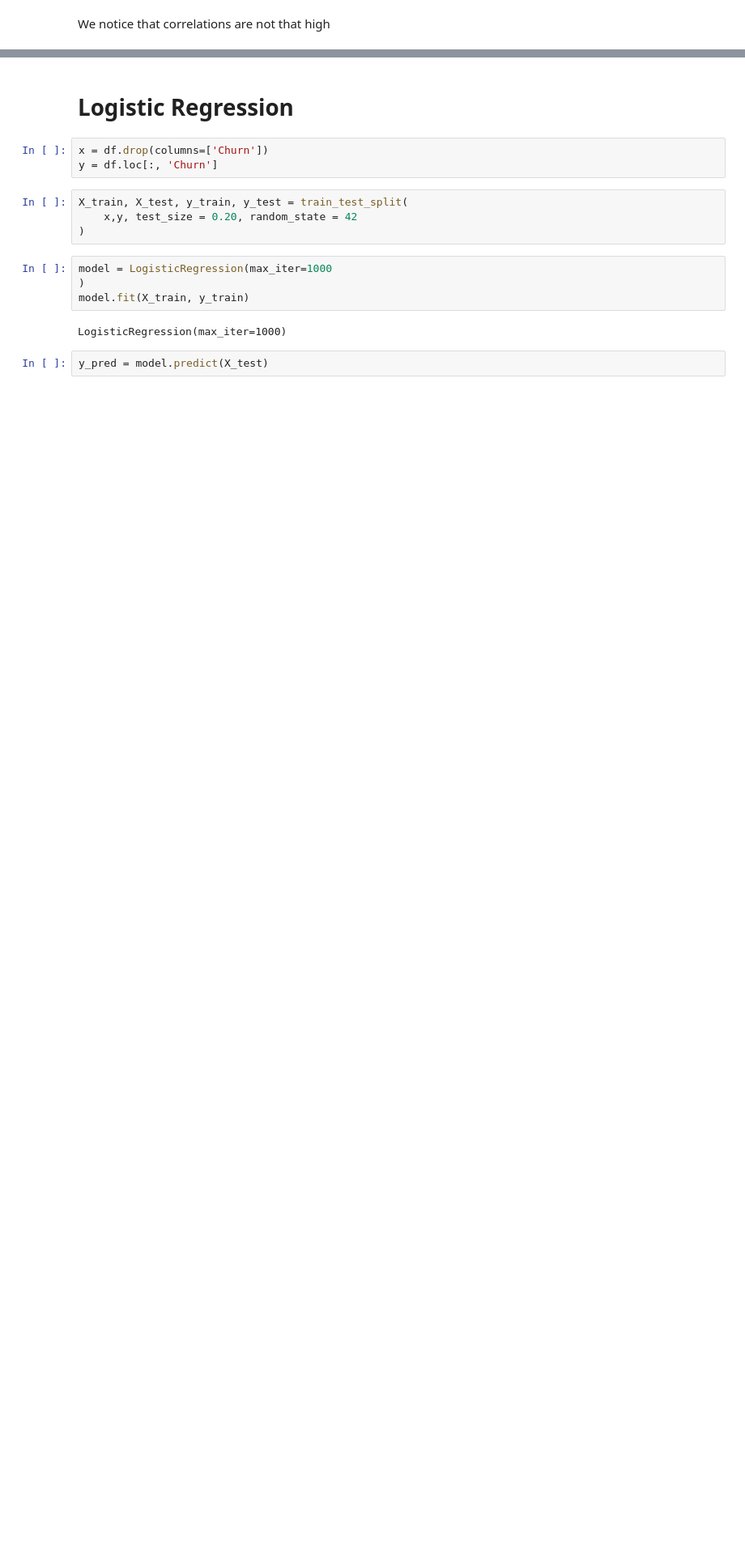
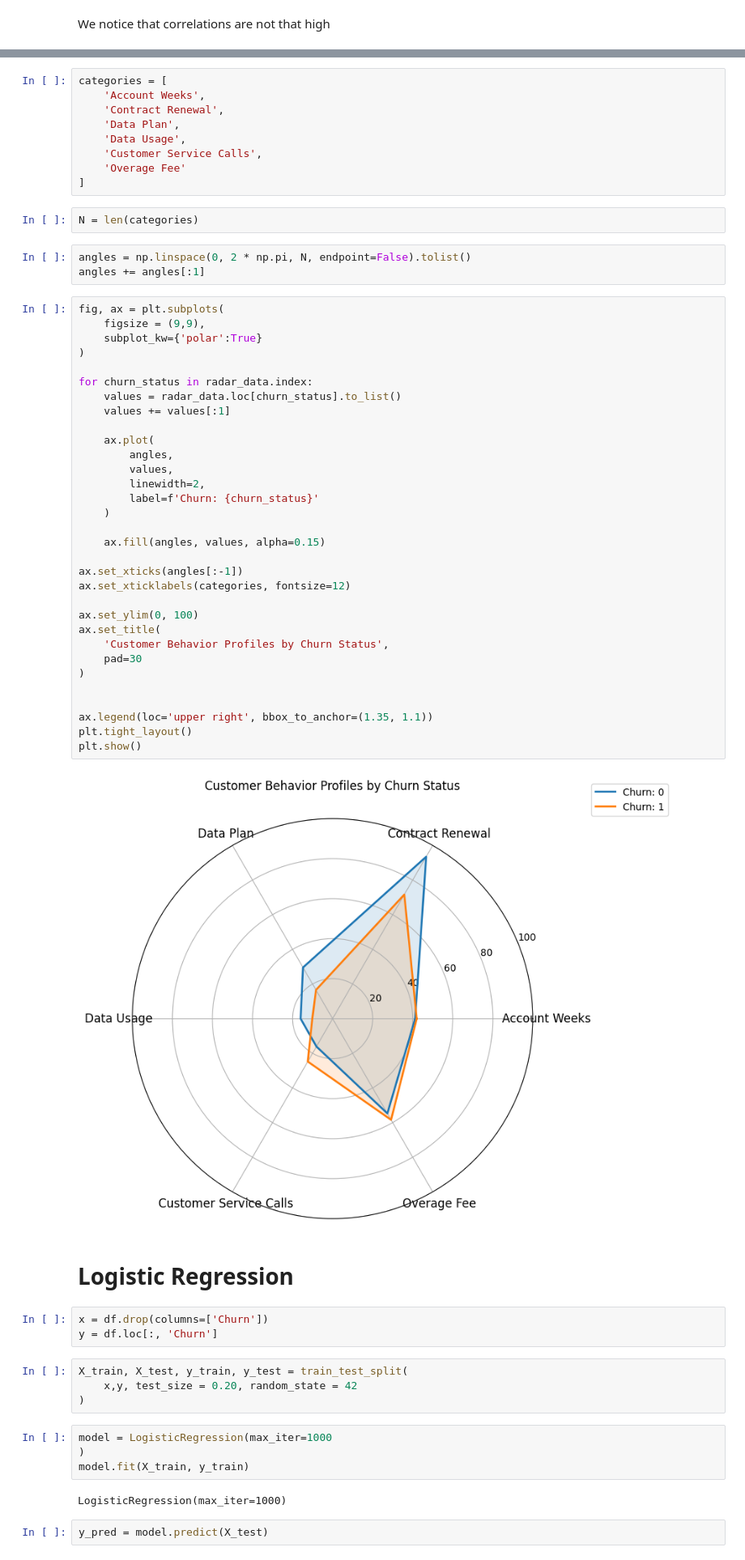
Before and after one commit to azulichis/Customer-Churn-Telecom-Industry, a Jupyter notebook: customer_churn.ipynb, the cells around one changed output, grey strips where cells are left out. Shown at 81% size. Drawn from its saved outputs; the diff is of its cells as text; blank space fills up the shorter version.

Commit message:
Random Forest and Radar Map

```diff
--- a/customer_churn.ipynb
+++ b/customer_churn.ipynb
@@ -85,3 +119,51 @@ We notice that correlations are not that high
+# %%
+categories = [
+    'Account Weeks',
+    'Contract Renewal',
+    'Data Plan',
+    'Data Usage',
+    'Customer Service Calls',
+    'Overage Fee'
+]
+# %%
+N = len(categories)
+# %%
+angles = np.linspace(0, 2 * np.pi, N, endpoint=False).tolist()
+angles += angles[:1]
+# %%
+fig, ax = plt.subplots(
+    figsize = (9,9),
+    subplot_kw={'polar':True}
+)
+
+for churn_status in radar_data.index:
+    values = radar_data.loc[churn_status].to_list()
+    values += values[:1]
+
+    ax.plot(
+        angles,
+        values,
+        linewidth=2,
+        label=f'Churn: {churn_status}'
+    )
+
+    ax.fill(angles, values, alpha=0.15)
+
+ax.set_xticks(angles[:-1])
+ax.set_xticklabels(categories, fontsize=12)
+
+ax.set_ylim(0, 100)
+ax.set_title(
+    'Customer Behavior Profiles by Churn Status',
+    pad=30
+)
+
+
+ax.legend(loc='upper right', bbox_to_anchor=(1.35, 1.1))
+plt.tight_layout()
+plt.show()
+# %% [output]
+[figure, added]
 # %% [markdown]
 # Logistic Regression
 # %%
```
Also changed, not shown: parts of 7 cells of this notebook.
